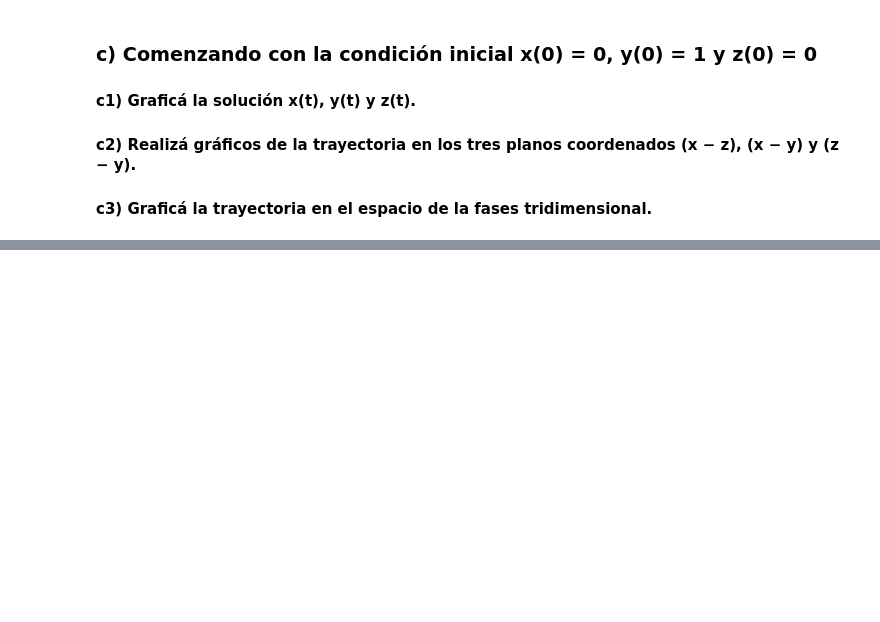
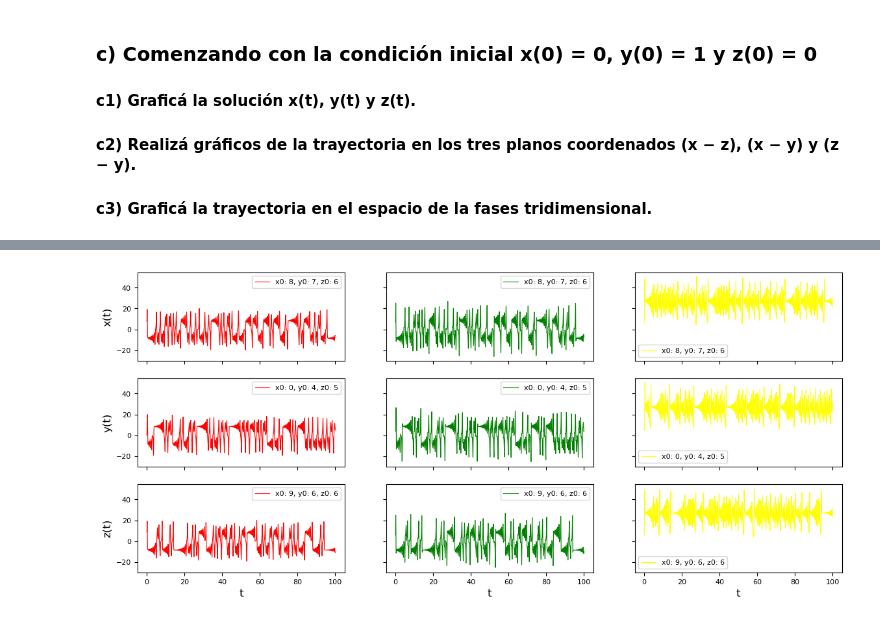
Before and after one commit to francobarrionuevoenv21/MAIE_devs_pub, a Jupyter notebook: MetodosNumericos/TPE2_EDOs3D/BarrionuevoFranco_TPE2.ipynb, the cells around one changed output, grey strips where cells are left out. Saved outputs shown, nothing was run; the diff lists cells and outputs as text; code cells hidden in the pictures; blank space fills up the shorter version.

```diff
--- a/MetodosNumericos/TPE2_EDOs3D/BarrionuevoFranco_TPE2.ipynb
+++ b/MetodosNumericos/TPE2_EDOs3D/BarrionuevoFranco_TPE2.ipynb
@@ -128,0 +165,45 @@ ax[2].plot(x2, x3)
+# %%
+import random
+
+# Define random initial conditions
+X10 = random.randint(0, 10)
+X20 = random.randint(0, 10)
+X30 = random.randint(0, 10)
+# %%
+# Plot euler solver results (X1, X2 & X3 vs time phases map)
+fig, ax = plt.subplots(3, 3, figsize=(14, 6), sharex = True, sharey = True)
+
+# Define columns index
+j = 0
+
+# Define a list of colors
+list_color = ['red', 'green', 'yellow']
+
+#
+for i in range(3):
+
+    # Define initial conditions
+    X10, X20, X30 = random.randint(0, 10), random.randint(0, 10), random.randint(0, 10)
+
+    t, x1, x2, x3 = euler_solver_3d(dxdt, dydt, dzdt,
+                    T0, TF,
+                    X10, X20, X30,
+                    H)
+
+    ax[i, j].plot(t, x1, lw = 0.8, color = list_color[0], label = f'x0: {X10}, y0: {X20}, z0: {X30}')
+    ax[i, j+1].plot(t, x2, lw = 0.8, color = list_color[1], label = f'x0: {X10}, y0: {X20}, z0: {X30}')
+    ax[i, j+2].plot(t, x3, lw = 0.8, color = list_color[2], label = f'x0: {X10}, y0: {X20}, z0: {X30}')
+
+    ax[i, j].legend(fontsize=8)
+    ax[i, j+1].legend(fontsize=8)
+    ax[i, j+2].legend(fontsize=8)
+
+
+    for i, l in enumerate(['x', 'y', 'z']):
+        ax[i, 0].set_ylabel(f'{l}(t)', fontsize = 12)
+        ax[i, 0].tick_params(axis='y', labelsize=8)
+
+        ax[2, i].set_xlabel(f't', fontsize = 12)
+        ax[2, i].tick_params(axis='x', labelsize=8)
+# %% [output]
+[figure, added]
```
Also changed, not shown: parts of 17 cells of this notebook, 1 other file.
